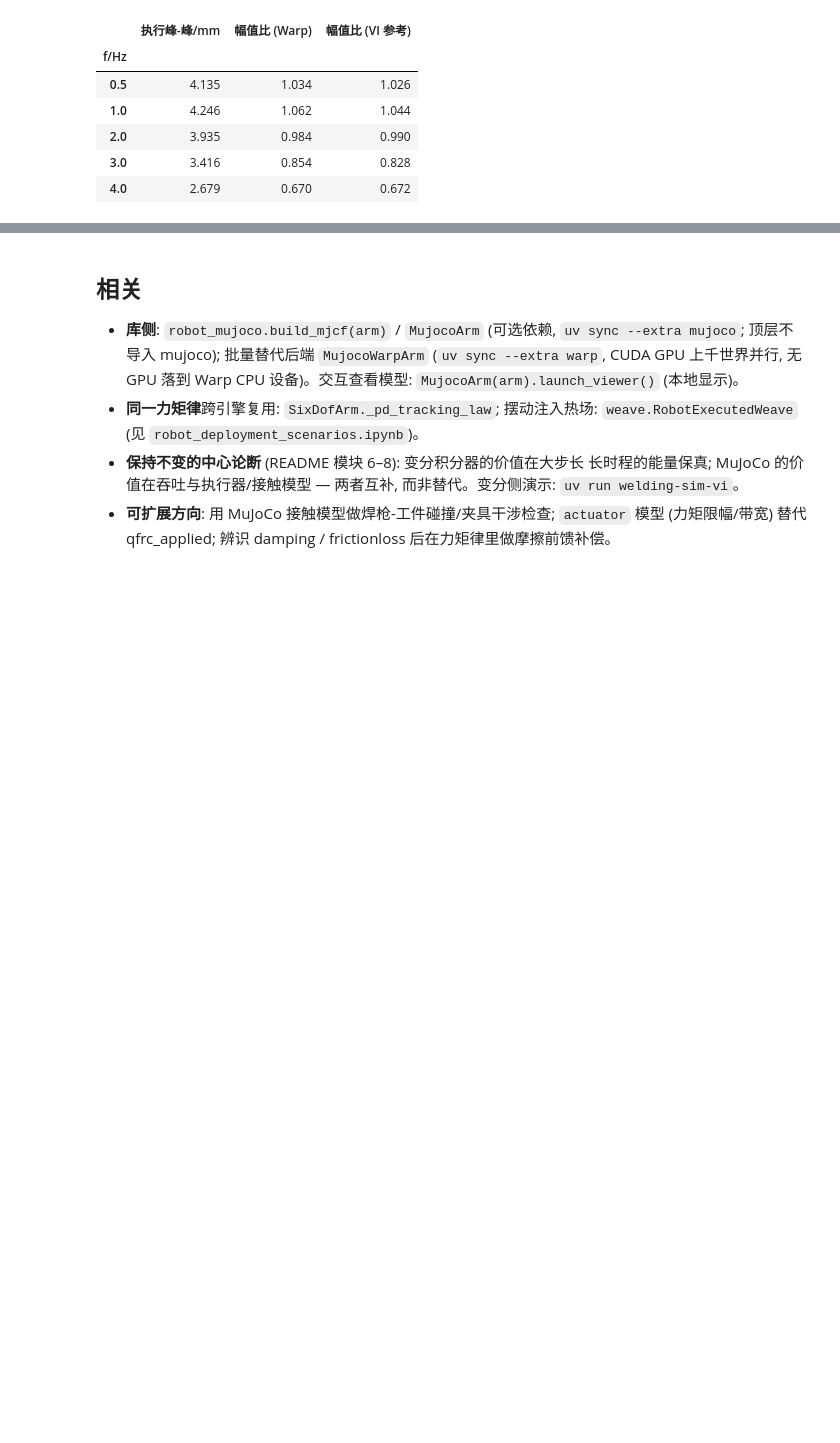
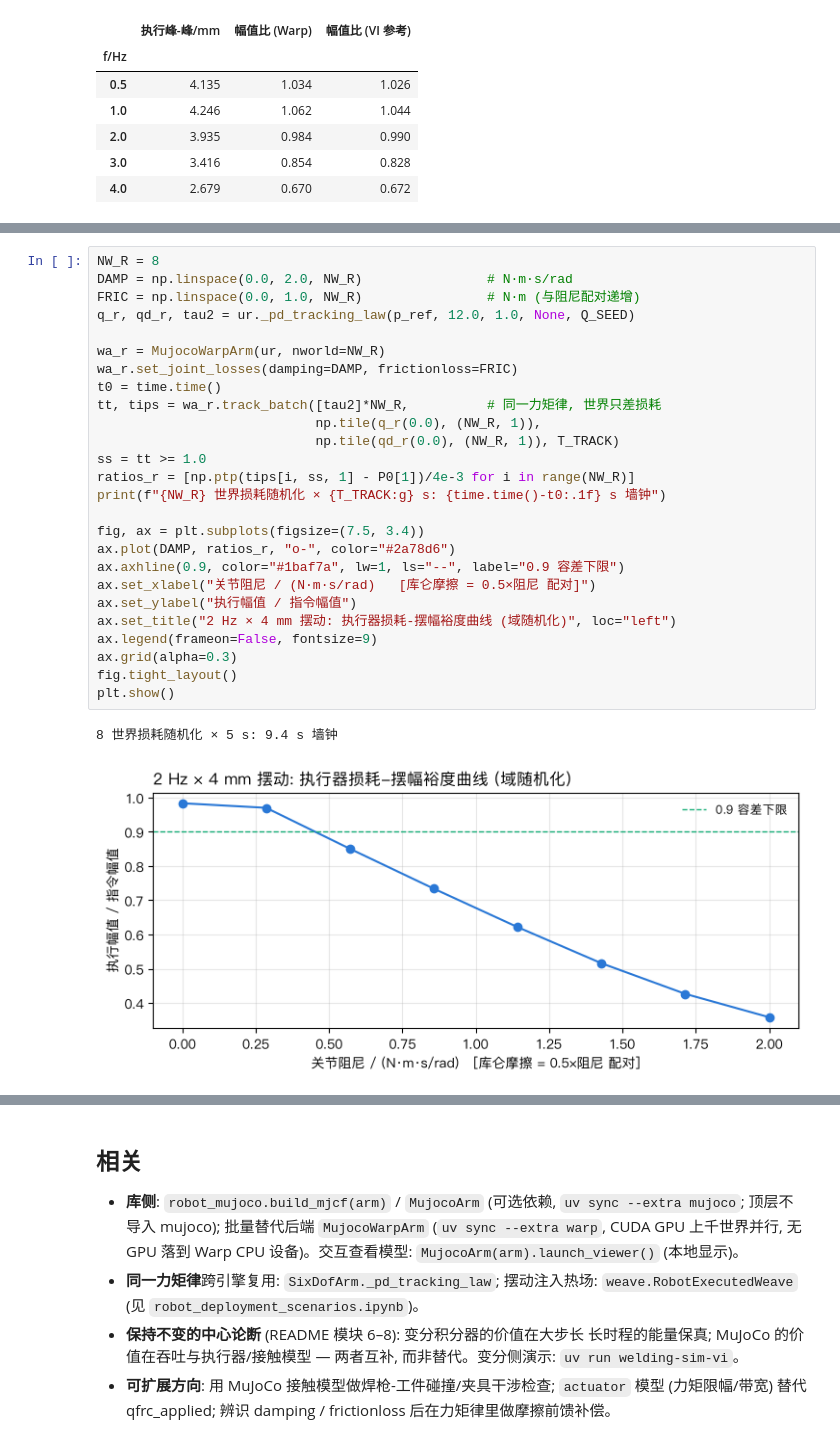
Before and after one commit to Binjian/welding-dynamics, a Jupyter notebook: notebooks/robot_mujoco_validation.ipynb, the cells around one changed output, grey strips where cells are left out. Saved outputs shown, nothing was run; the diff lists cells and outputs as text; blank space fills up the shorter version.

```diff
--- a/notebooks/robot_mujoco_validation.ipynb
+++ b/notebooks/robot_mujoco_validation.ipynb
@@ -354,3 +461,32 @@ pd.DataFrame(rows).round(3).set_index("f/Hz")
+# %%
+NW_R = 8
+DAMP = np.linspace(0.0, 2.0, NW_R)                # N·m·s/rad
+FRIC = np.linspace(0.0, 1.0, NW_R)                # N·m (与阻尼配对递增)
+q_r, qd_r, tau2 = ur._pd_tracking_law(p_ref, 12.0, 1.0, None, Q_SEED)
+
+wa_r = MujocoWarpArm(ur, nworld=NW_R)
+wa_r.set_joint_losses(damping=DAMP, frictionloss=FRIC)
+t0 = time.time()
+tt, tips = wa_r.track_batch([tau2]*NW_R,          # 同一力矩律, 世界只差损耗
+                            np.tile(q_r(0.0), (NW_R, 1)),
+                            np.tile(qd_r(0.0), (NW_R, 1)), T_TRACK)
+ss = tt >= 1.0
+ratios_r = [np.ptp(tips[i, ss, 1] - P0[1])/4e-3 for i in range(NW_R)]
+print(f"{NW_R} 世界损耗随机化 × {T_TRACK:g} s: {time.time()-t0:.1f} s 墙钟")
+
+fig, ax = plt.subplots(figsize=(7.5, 3.4))
+ax.plot(DAMP, ratios_r, "o-", color="#2a78d6")
+ax.axhline(0.9, color="#1baf7a", lw=1, ls="--", label="0.9 容差下限")
+ax.set_xlabel("关节阻尼 / (N·m·s/rad)   [库仑摩擦 = 0.5×阻尼 配对]")
+ax.set_ylabel("执行幅值 / 指令幅值")
+ax.set_title("2 Hz × 4 mm 摆动: 执行器损耗-摆幅裕度曲线 (域随机化)", loc="left")
+ax.legend(frameon=False, fontsize=9)
+ax.grid(alpha=0.3)
+fig.tight_layout()
+plt.show()
+# %% [output]
+8 世界损耗随机化 × 5 s: 9.4 s 墙钟
+[figure, added]
 # %% [markdown]
 ## 6. 结论
 
```
Also changed, not shown: parts of 9 cells of this notebook, 2 other files.
